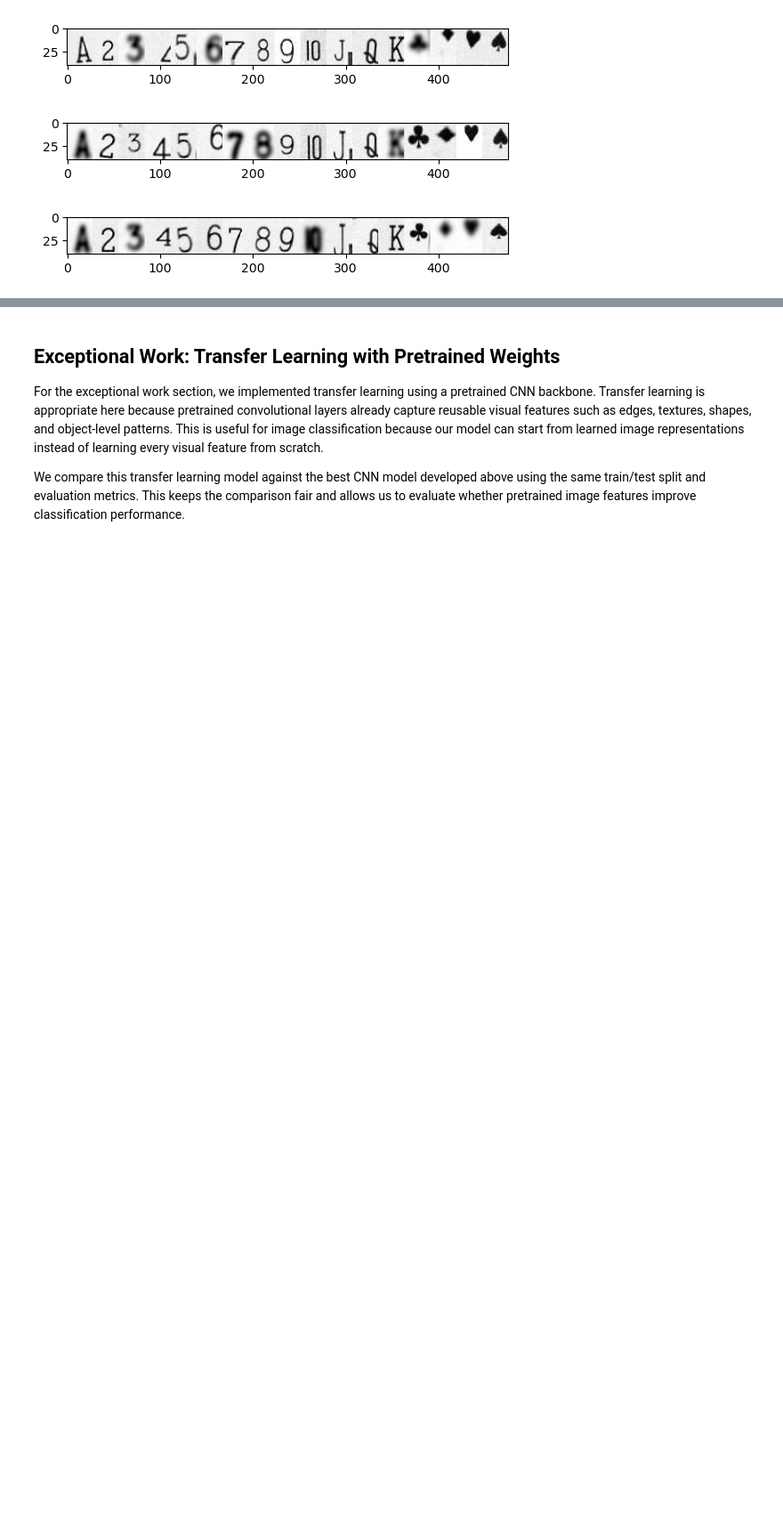
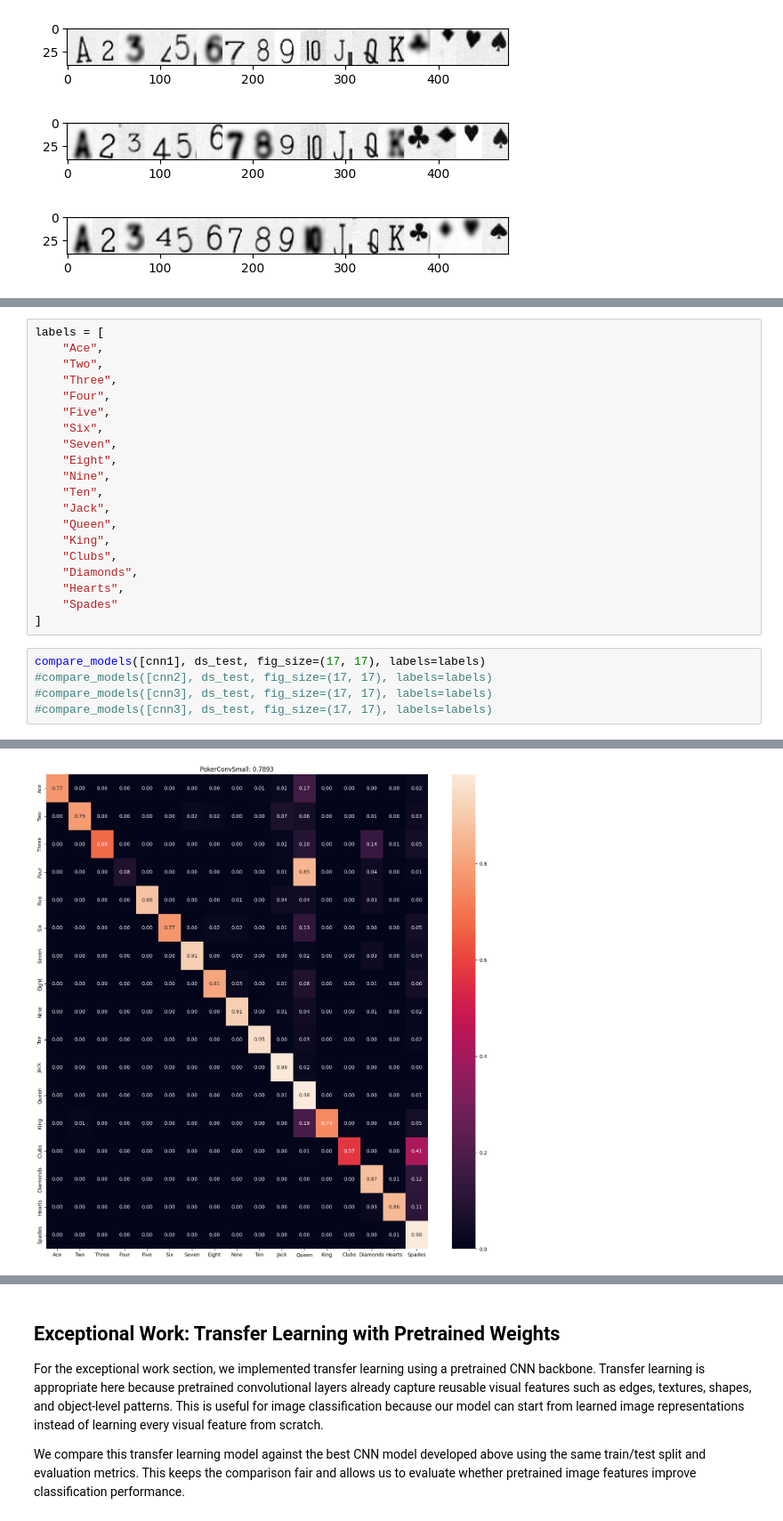
Before and after one commit to kdmatsson/CS-7324-Machine-Learning-in-Python, a Jupyter notebook: Lab_6_Folder/Lab_6.ipynb, the cells around one changed output, grey strips where cells are left out. Shown at 89% size. Saved outputs shown, nothing was run; the diff lists cells and outputs as text; blank space fills up the shorter version.

Commit message:
Added some modeling

```diff
--- a/Lab_6_Folder/Lab_6.ipynb
+++ b/Lab_6_Folder/Lab_6.ipynb
@@ -62,0 +300,26 @@ for i in range(3):
+# %%
+labels = [
+    "Ace",
+    "Two",
+    "Three",
+    "Four",
+    "Five",
+    "Six",
+    "Seven",
+    "Eight",
+    "Nine",
+    "Ten",
+    "Jack",
+    "Queen",
+    "King",
+    "Clubs",
+    "Diamonds",
+    "Hearts",
+    "Spades"
+]
+# %%
+compare_models([cnn1], ds_test, fig_size=(17, 17), labels=labels)
+#compare_models([cnn2], ds_test, fig_size=(17, 17), labels=labels)
+#compare_models([cnn3], ds_test, fig_size=(17, 17), labels=labels)
+#compare_models([cnn3], ds_test, fig_size=(17, 17), labels=labels)
+# %% [output]
@@ -62,0 +327 @@ for i in range(3):
+[figure, added]
```
Also changed, not shown: parts of 13 cells of this notebook.
